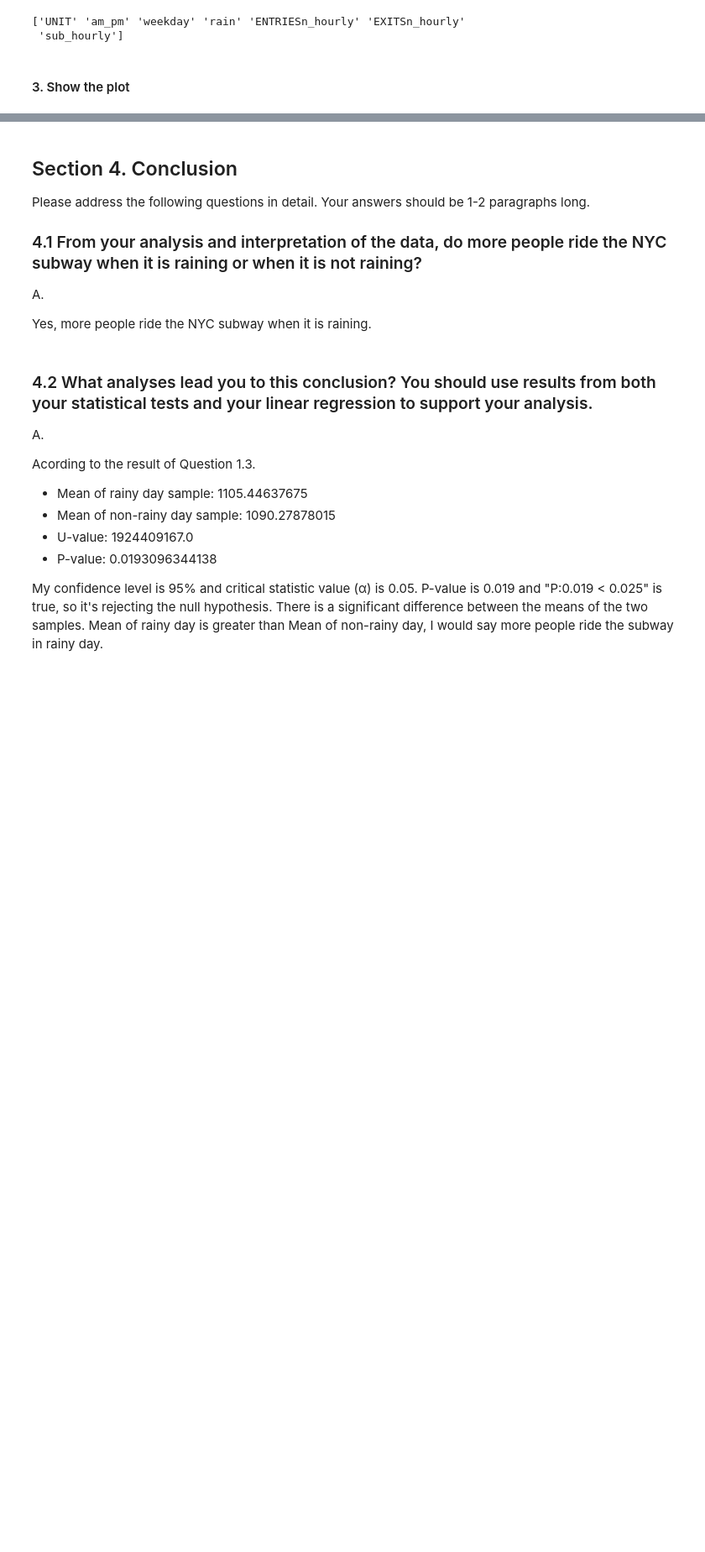
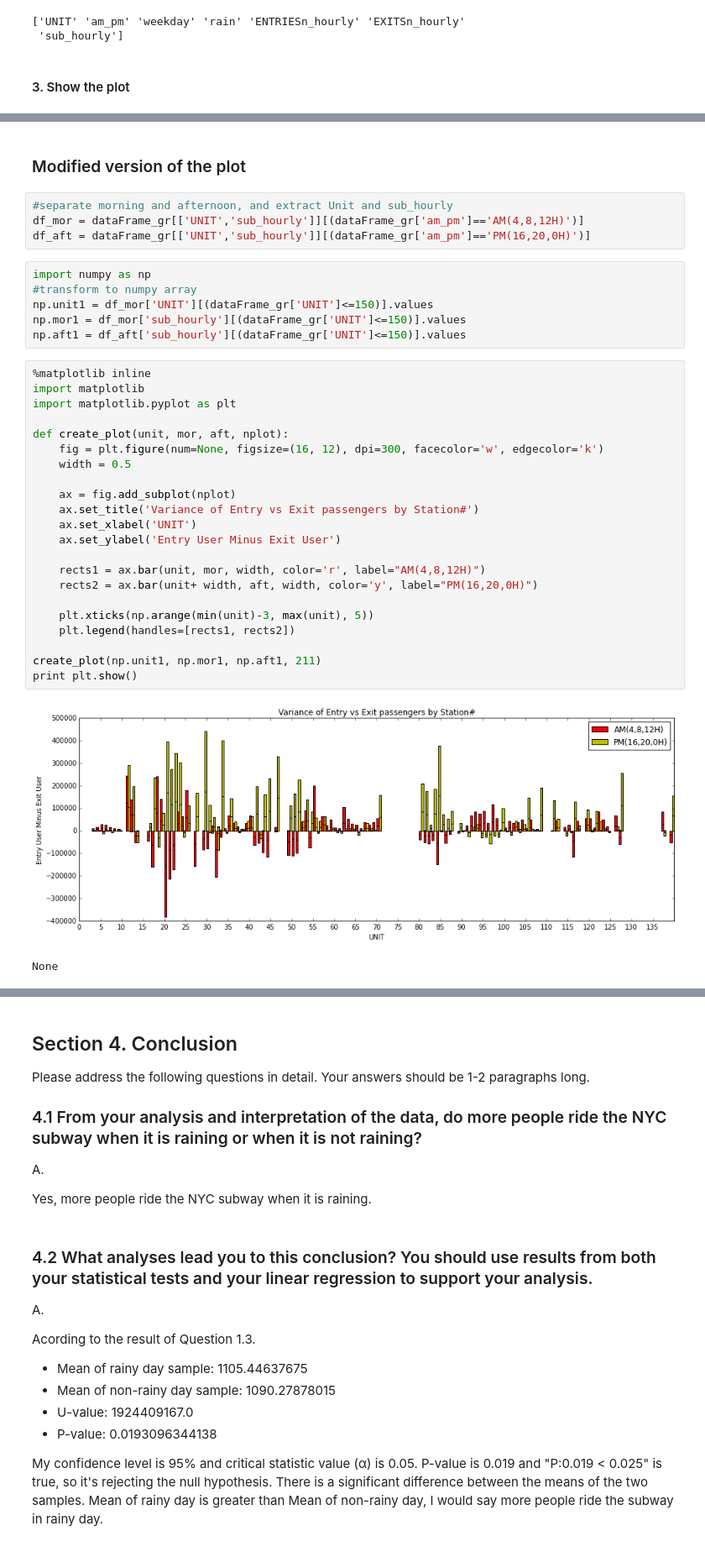
Before and after one commit to baramuyu/nano_degree, a Jupyter notebook: P2/Data_Analyst_ND_Project2.ipynb, the cells around one changed output, grey strips where cells are left out. Shown at 84% size. Cells and saved outputs as stored; diff of their text form; blank space fills up the shorter version.

```diff
--- a/P2/Data_Analyst_ND_Project2.ipynb
+++ b/P2/Data_Analyst_ND_Project2.ipynb
@@ -381,2 +382,39 @@ plot_weather_data(dataFrame_gr)
+# %% [markdown]
+### Modified version of the plot
+# %%
+#separate morning and afternoon, and extract Unit and sub_hourly
+df_mor = dataFrame_gr[['UNIT','sub_hourly']][(dataFrame_gr['am_pm']=='AM(4,8,12H)')]
+df_aft = dataFrame_gr[['UNIT','sub_hourly']][(dataFrame_gr['am_pm']=='PM(16,20,0H)')]
+# %%
+import numpy as np
+#transform to numpy array
+np.unit1 = df_mor['UNIT'][(dataFrame_gr['UNIT']<=150)].values
+np.mor1 = df_mor['sub_hourly'][(dataFrame_gr['UNIT']<=150)].values
+np.aft1 = df_aft['sub_hourly'][(dataFrame_gr['UNIT']<=150)].values
+# %%
+%matplotlib inline
+import matplotlib
+import matplotlib.pyplot as plt
+
+def create_plot(unit, mor, aft, nplot):
+    fig = plt.figure(num=None, figsize=(16, 12), dpi=300, facecolor='w', edgecolor='k')
+    width = 0.5
+
+    ax = fig.add_subplot(nplot)
+    ax.set_title('Variance of Entry vs Exit passengers by Station#')
+    ax.set_xlabel('UNIT')
+    ax.set_ylabel('Entry User Minus Exit User')
+
+    rects1 = ax.bar(unit, mor, width, color='r', label="AM(4,8,12H)")
+    rects2 = ax.bar(unit+ width, aft, width, color='y', label="PM(16,20,0H)")
+
+    plt.xticks(np.arange(min(unit)-3, max(unit), 5))
+    plt.legend(handles=[rects1, rects2])
+
+create_plot(np.unit1, np.mor1, np.aft1, 211)
+print plt.show()
+# %% [output]
+[figure, added]
+None
 # %% [markdown]
 ####  4. About the plot
```
Also changed, not shown: parts of 10 cells of this notebook, 1 other file.
